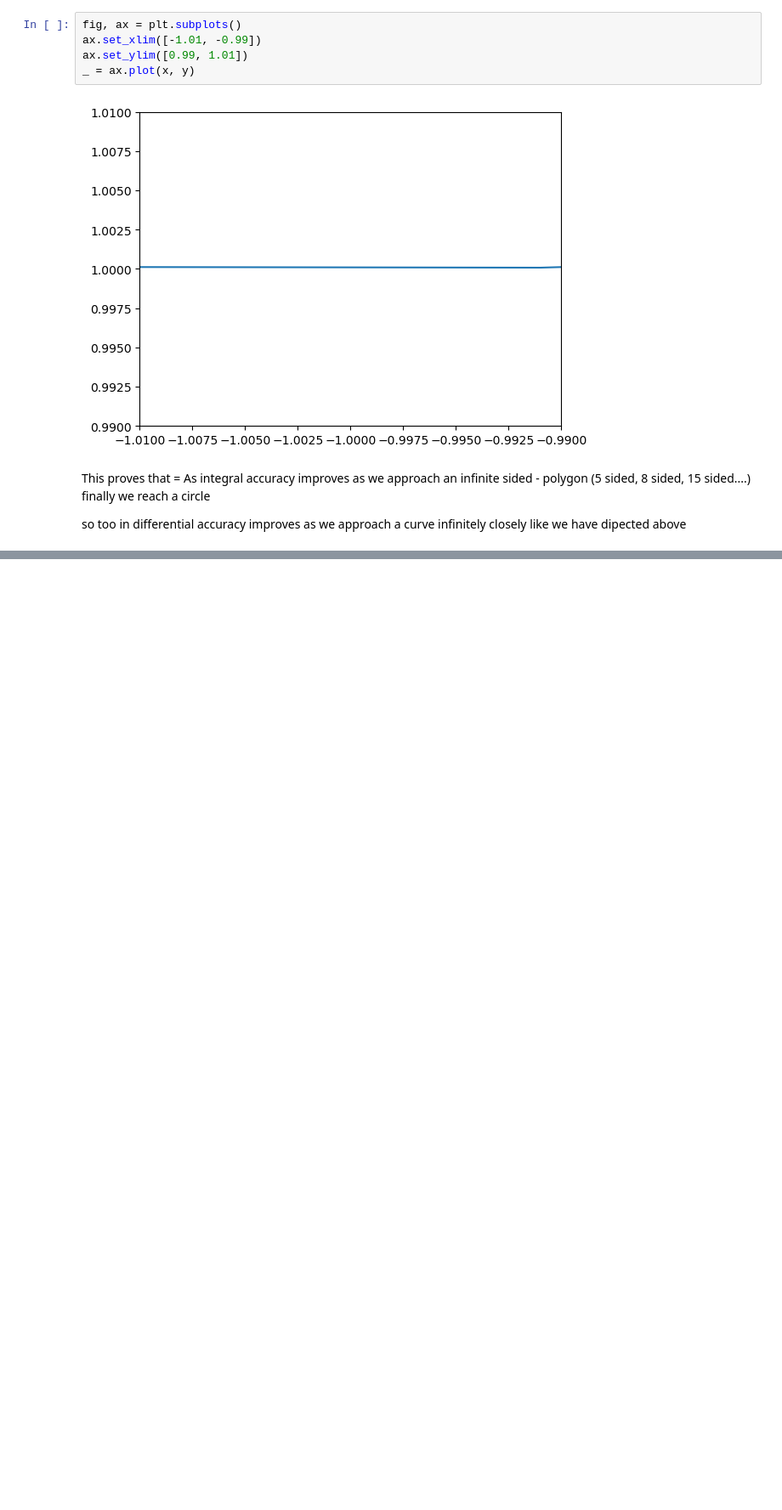
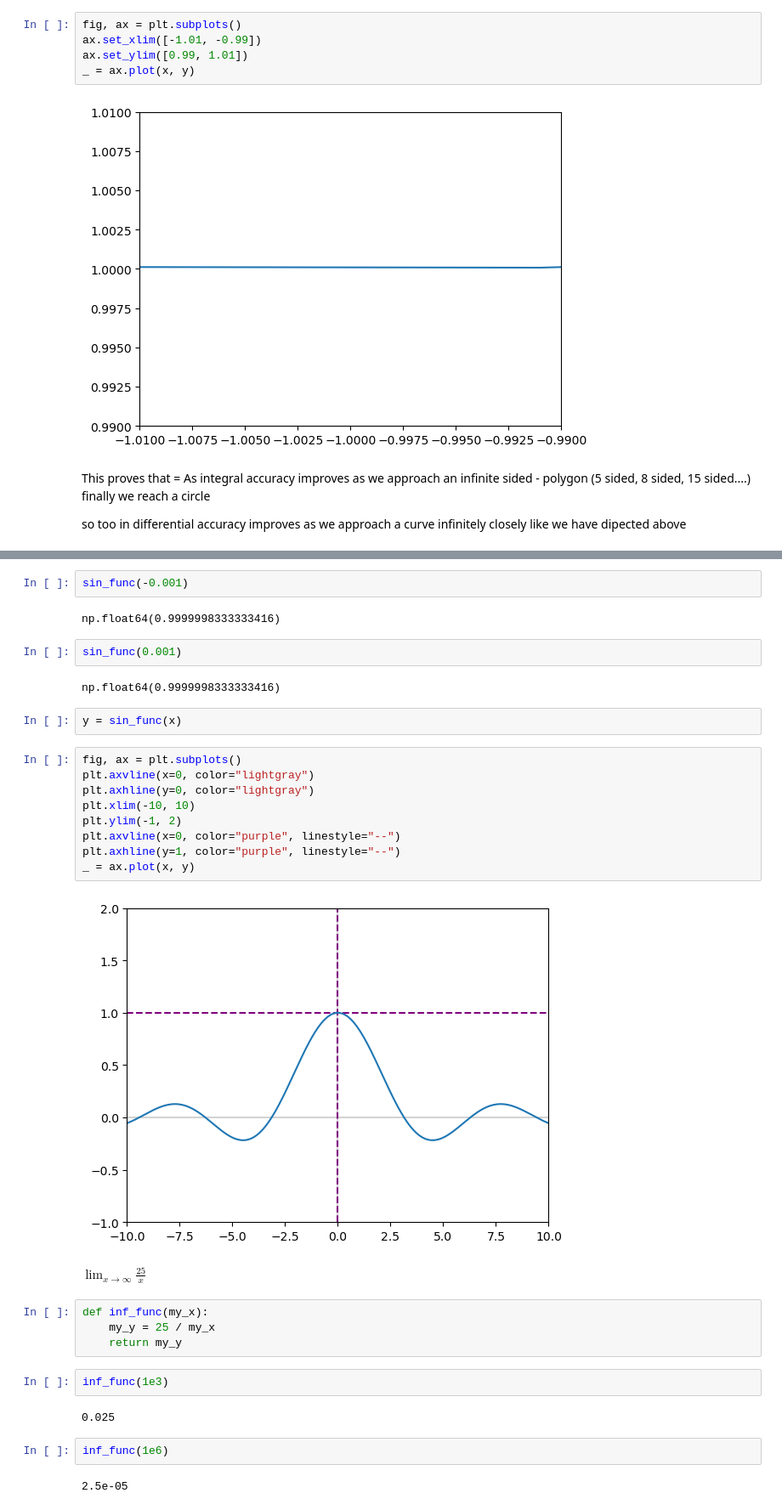
Before and after one commit to sjagadee/math_for_ai_ml, a Jupyter notebook: 3-Calculus-I/1-limits.ipynb, the cells around one changed output, grey strips where cells are left out. Shown at 85% size. Cells and saved outputs as stored; diff of their text form; blank space fills up the shorter version.

```diff
--- a/3-Calculus-I/1-limits.ipynb
+++ b/3-Calculus-I/1-limits.ipynb
@@ -54,0 +128,35 @@ so too in differential accuracy improves as we approach a curve infinitely close
+# %%
+sin_func(-0.001)
+# %% [output]
+np.float64(0.9999998333333416)
+# %%
+sin_func(0.001)
+# %% [output]
+np.float64(0.9999998333333416)
+# %%
+y = sin_func(x)
+# %%
+fig, ax = plt.subplots()
+plt.axvline(x=0, color="lightgray")
+plt.axhline(y=0, color="lightgray")
+plt.xlim(-10, 10)
+plt.ylim(-1, 2)
+plt.axvline(x=0, color="purple", linestyle="--")
+plt.axhline(y=1, color="purple", linestyle="--")
+_ = ax.plot(x, y)
+# %% [output]
+[figure, added]
+# %% [markdown]
+$ \lim_{x \to \infty} \frac{25}{x} $
+# %%
+def inf_func(my_x):
+    my_y = 25 / my_x
+    return my_y
+# %%
+inf_func(1e3)
+# %% [output]
+0.025
+# %%
+inf_func(1e6)
+# %% [output]
+2.5e-05
```
Also changed, not shown: parts of 21 cells of this notebook.
